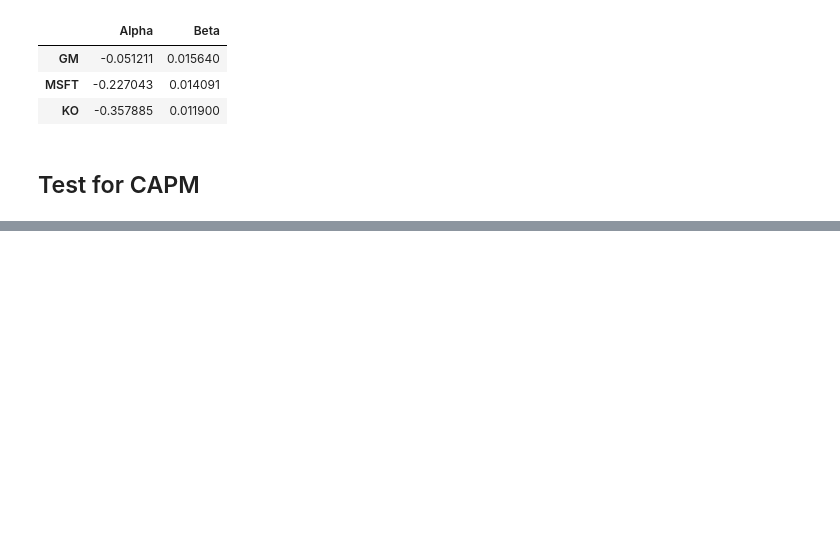
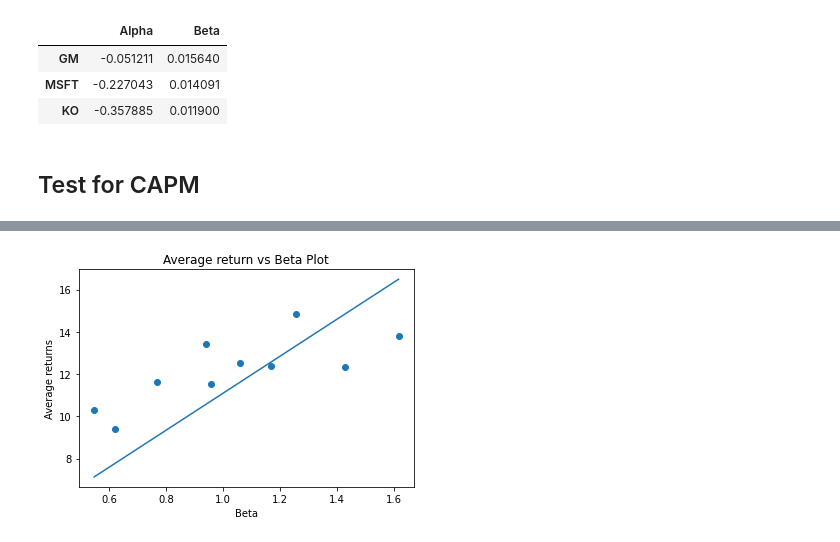
Before and after one commit to ribhavgaur/Financial-Markets, a Jupyter notebook: Assignment_1_Beta_Calculation.ipynb, the cells around one changed output, grey strips where cells are left out. Cells and saved outputs as stored; diff of their text form; code cells hidden in the pictures; blank space fills up the shorter version.

```diff
--- a/Assignment_1_Beta_Calculation.ipynb
+++ b/Assignment_1_Beta_Calculation.ipynb
@@ -102,0 +113,6 @@ Text(0.5, 1.0, 'Average return vs Beta Plot')
+# %%
+start_date = '1991-01-01'
+end_date   = '2022-06-01'
+getPlots(copy.deepcopy(df_portfolio_global),copy.deepcopy(df_fama_global),start_date, end_date)
+# %% [output]
+[figure, added]
```
Also changed, not shown: parts of 3 cells of this notebook.
